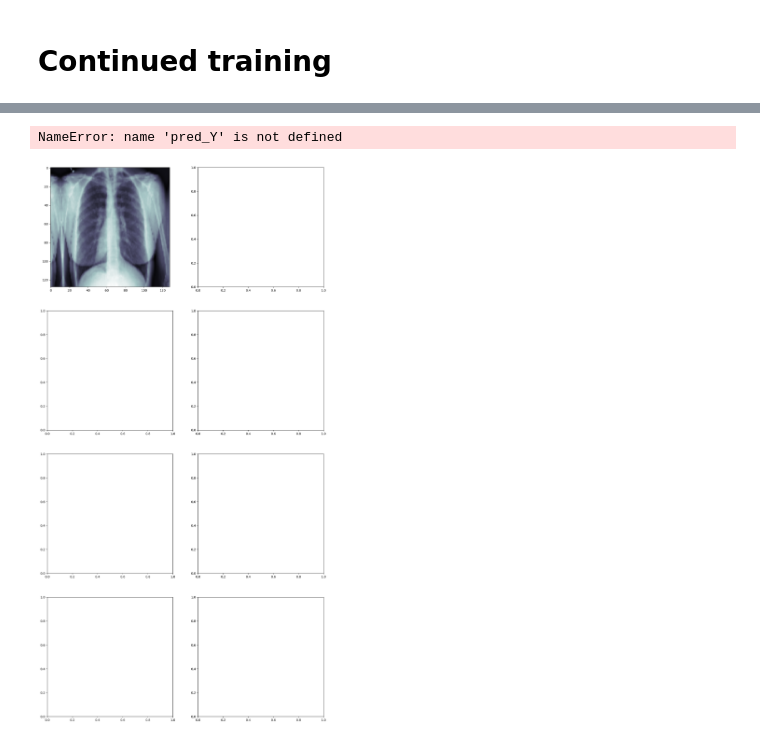
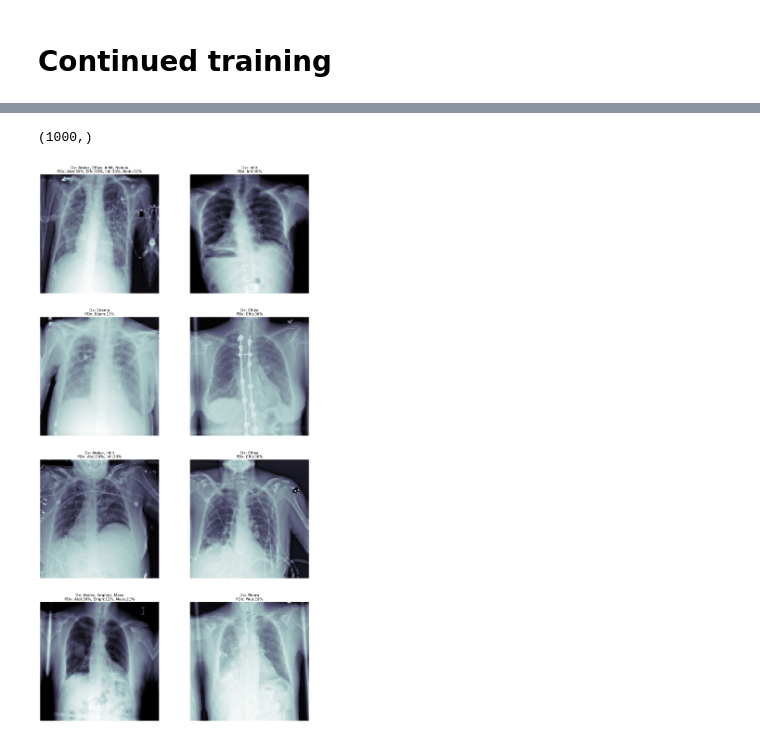
Before and after one commit to bprzybysz/chest-xray-classification, a Jupyter notebook: chest-xray-reboot.ipynb, the cells around one changed output, grey strips where cells are left out. Drawn from its saved outputs; the diff is of its cells as text; code cells hidden in the pictures.

```diff
--- a/chest-xray-reboot.ipynb
+++ b/chest-xray-reboot.ipynb
@@ -286,6 +280,6 @@ test_X.shape, test_y.shape
 # %%
 ## Creating model
-# import tensorflow_hub as hub
+import tensorflow_hub as hub
 
 from keras.applications.mobilenet import MobileNet
 from keras.layers import GlobalAveragePooling2D, Dense, Dropout
@@ -293,12 +287,14 @@ from keras.models import Sequential
 
 base_mobilenet_model = MobileNet(input_shape =  (*IMG_SIZE, COLOR_CHANNELS),
                                  include_top = False, weights = None)
-
+# model_url = "https://tfhub.dev/google/imagenet/resnet_v2_50/feature_vector/4"
+# resnet = hub.KerasLayer(model_url, input_shape=(*IMG_SIZE, COLOR_CHANNELS), trainable=False)
 multi_disease_model = Sequential()
 multi_disease_model.add(base_mobilenet_model)
+# multi_disease_model.add(resnet)
 multi_disease_model.add(GlobalAveragePooling2D())
 multi_disease_model.add(Dropout(0.5))
-multi_disease_model.add(Dense(512))
+multi_disease_model.add(Dense(512, activation = 'relu'))
 multi_disease_model.add(Dropout(0.5))
 multi_disease_model.add(Dense(len(all_labels), activation = 'sigmoid'))
 multi_disease_model.compile(optimizer = tf.keras.optimizers.legacy.Adam(), loss = 'binary_crossentropy',
@@ -325,6 +321,9 @@ _________________________________________________________________
 # %%
 from keras.callbacks import ModelCheckpoint, LearningRateScheduler, EarlyStopping, ReduceLROnPlateau
 weight_path="{}_weights.best.hdf5".format('xray_class')
+
+rlr = ReduceLROnPlateau(monitor = 'val_loss', factor = 0.1, patience = 2, verbose = 1,
+                        min_delta = 1e-4, min_lr = 1e-6, mode = 'min', cooldown=1)
 
 checkpoint = ModelCheckpoint(weight_path, monitor='val_loss', verbose=1,
                              save_best_only=True, mode='min', save_weights_only = True)
@@ -332,10 +331,10 @@ checkpoint = ModelCheckpoint(weight_path, monitor='val_loss', verbose=1,
 early = EarlyStopping(monitor="val_loss",
                       mode="min",
                       patience=3)
-callbacks_list = [checkpoint, early]
+callbacks_list = [rlr, checkpoint, early]
 # %%
 multi_disease_model.fit(train_ds,
-                        steps_per_epoch=100,
+                        steps_per_epoch=STEPS_PER_EPOCH,
                         validation_data = (test_X, test_y),
                         epochs = 1,
                         callbacks = callbacks_list)
@@ -392,8 +395,8 @@ plot_roc_curve(test_Y, pred_y, all_labels)
 # Continued training
 # %%
 multi_disease_model.fit(train_ds,
-                                  steps_per_epoch = 100,
-                                  validation_data =  (test_X, test_Y),
-                                  epochs = 20,
-                                  callbacks = callbacks_list)
+                                  steps_per_epoch = STEPS_PER_EPOCH,
+                                  validation_data =  (test_X, test_y),
+                                  epochs = 10,
+                                  callbacks = [rlr, checkpoint])
 # %% [output]
@@ -426,17 +439,20 @@ plot_roc_curve(test_Y, pred_y, all_labels)
+# %%
+test_Y[:,0].astype(int).shape
+# %% [output]
+(1000,)
 # %%
 sickest_idx = np.argsort(np.sum(test_Y, 1)<1)
 fig, m_axs = plt.subplots(4, 2, figsize = (16, 32))
 for (idx, c_ax) in zip(sickest_idx, m_axs.flatten()):
     c_ax.imshow(test_X[idx, :,:,0], cmap = 'bone')
     stat_str = [n_class[:6] for n_class, n_score in zip(all_labels,
                                                         test_Y[idx])
                 if n_score>0.5]
     pred_str = ['%s:%2.0f%%' % (n_class[:4], p_score*100)  for n_class, n_score, p_score in zip(all_labels,
-                                                                                                test_Y[idx], pred_Y[idx])
+                                                                                                test_Y[idx], pred_y[idx])
                 if (n_score>0.5) or (p_score>0.5)]
     c_ax.set_title('Dx: '+', '.join(stat_str)+'\nPDx: '+', '.join(pred_str))
     c_ax.axis('off')
 fig.savefig('trained_img_predictions.png')
 # %% [output]
-NameError: name 'pred_Y' is not defined
-[figure, old version]
+[figure, new version]
```
Also changed, not shown: parts of 29 cells of this notebook, 4 other files.
